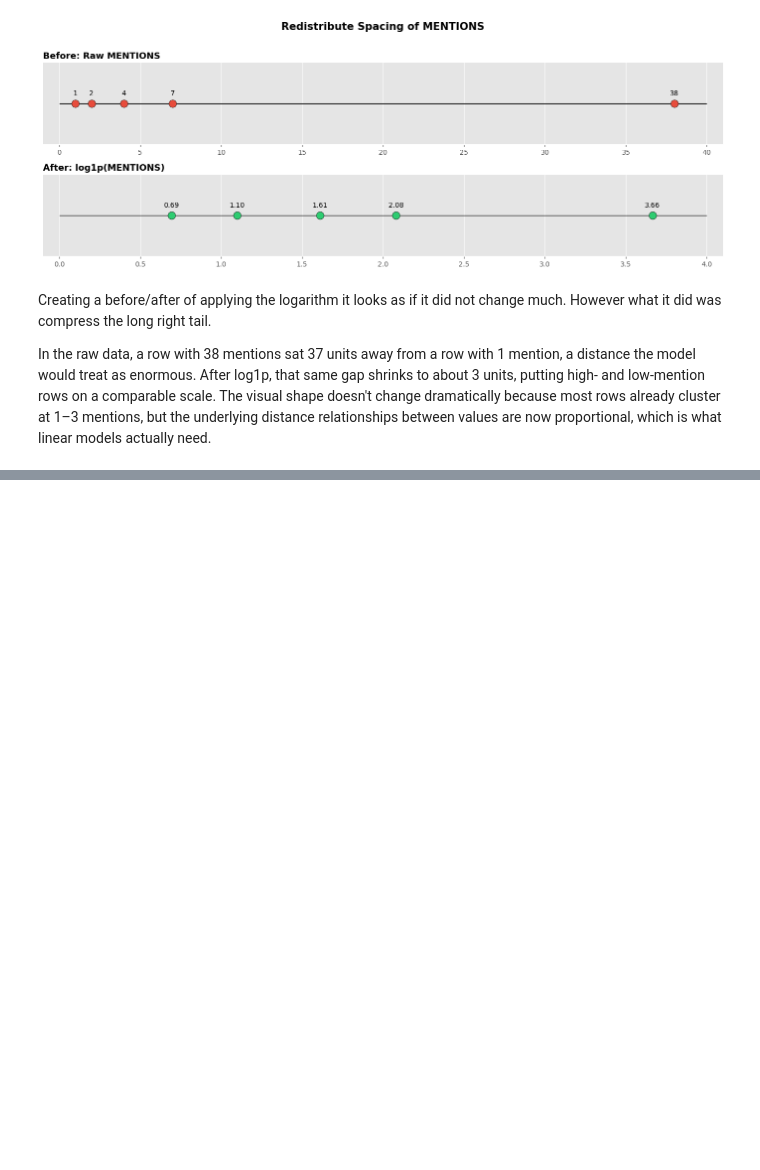
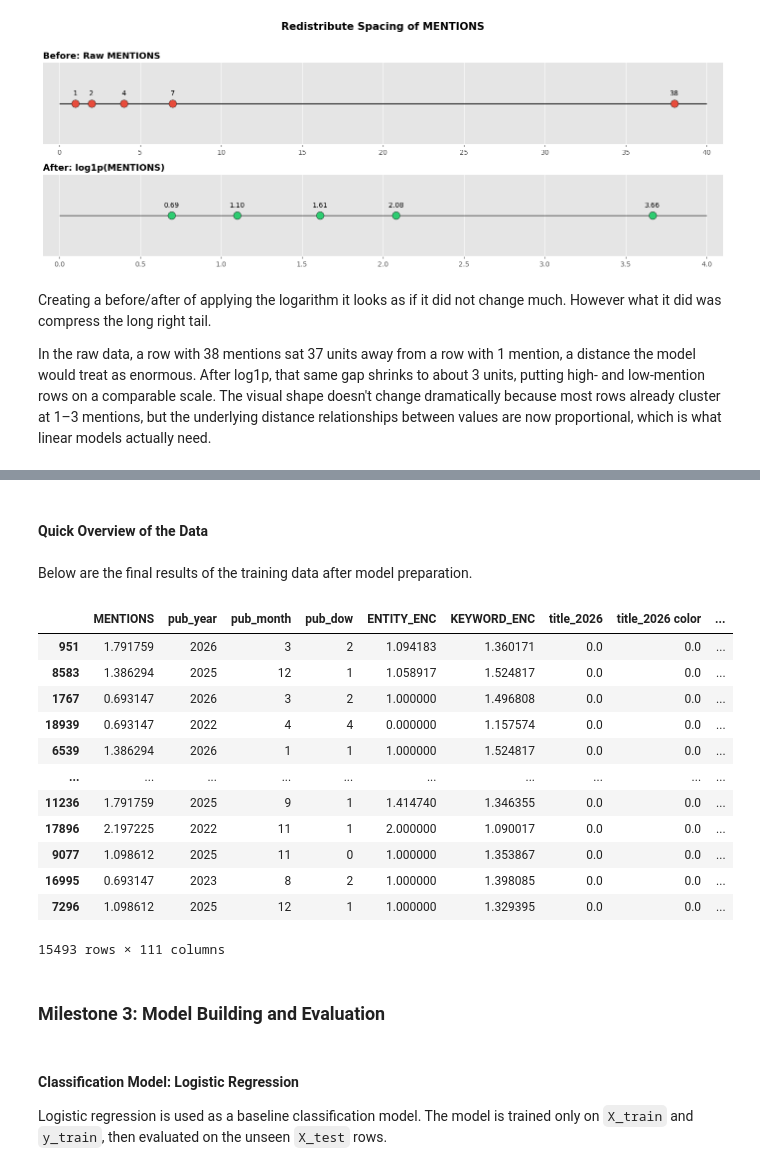
Before and after one commit to jsbwxyz/DSC500-TermProject, a Jupyter notebook: docs/DSC500/JeremyBarton-TermProject-Milestone-2.ipynb, the cells around one changed output, grey strips where cells are left out. Saved outputs shown, nothing was run; the diff lists cells and outputs as text; code cells hidden in the pictures; blank space fills up the shorter version.

Commit message:
train/test and model eval

```diff
--- a/docs/DSC500/JeremyBarton-TermProject-Milestone-2.ipynb
+++ b/docs/DSC500/JeremyBarton-TermProject-Milestone-2.ipynb
@@ -579,0 +606,29 @@ Name: count, dtype: int64
+# %%
+tfidf = TfidfVectorizer(
+    max_features=100,
+    stop_words='english',
+    ngram_range=(1, 2)
+)
+
+train_title_matrix = tfidf.fit_transform(X_train['TITLE'])
+test_title_matrix = tfidf.transform(X_test['TITLE'])
+
+title_columns = [f'title_{w}' for w in tfidf.get_feature_names_out()]
+
+train_title_df = pd.DataFrame(
+    train_title_matrix.toarray(),
+    columns=title_columns,
+    index=X_train.index
+)
+
+test_title_df = pd.DataFrame(
+    test_title_matrix.toarray(),
+    columns=title_columns,
+    index=X_test.index
+)
+
+X_train = X_train.drop(columns=['TITLE']).join(train_title_df)
+X_test = X_test.drop(columns=['TITLE']).join(test_title_df)
+
+print(f'After TF-IDF, added {train_title_df.shape[1]} title-derived columns')
+print('Sample title features:', title_columns[:10])
@@ -579,0 +642,14 @@ Name: count, dtype: int64
+# %%
+train_entity_type_dummies = pd.get_dummies(X_train['ENTITY_TYPE'], prefix='etype', dtype=int)
+test_entity_type_dummies = pd.get_dummies(X_test['ENTITY_TYPE'], prefix='etype', dtype=int)
+
+test_entity_type_dummies = test_entity_type_dummies.reindex(
+    columns=train_entity_type_dummies.columns,
+    fill_value=0
+)
+
+X_train = X_train.drop(columns=['ENTITY_TYPE']).join(train_entity_type_dummies)
+X_test = X_test.drop(columns=['ENTITY_TYPE']).join(test_entity_type_dummies)
+
+print('After one-hot encoding ENTITY_TYPE:')
+print(X_train.filter(like='etype_').head())
@@ -579,0 +685,26 @@ Name: count, dtype: int64
+# %% [markdown]
+#### Quick Overview of the Data
+# %% [markdown]
+Below are the final results of the training data after model preparation.
+# %%
+X_train
+# %% [output]
+|  | MENTIONS | pub_year | pub_month | pub_dow | ENTITY_ENC | KEYWORD_ENC | title_2026 | title_2026 color | ... |
+| 951 | 1.791759 | 2026 | 3 | 2 | 1.094183 | 1.360171 | 0.0 | 0.0 | ... |
+| 8583 | 1.386294 | 2025 | 12 | 1 | 1.058917 | 1.524817 | 0.0 | 0.0 | ... |
+| 1767 | 0.693147 | 2026 | 3 | 2 | 1.000000 | 1.496808 | 0.0 | 0.0 | ... |
+| 18939 | 0.693147 | 2022 | 4 | 4 | 0.000000 | 1.157574 | 0.0 | 0.0 | ... |
+| 6539 | 1.386294 | 2026 | 1 | 1 | 1.000000 | 1.524817 | 0.0 | 0.0 | ... |
+| ... | ... | ... | ... | ... | ... | ... | ... | ... | ... |
+| 11236 | 1.791759 | 2025 | 9 | 1 | 1.414740 | 1.346355 | 0.0 | 0.0 | ... |
+| 17896 | 2.197225 | 2022 | 11 | 1 | 2.000000 | 1.090017 | 0.0 | 0.0 | ... |
+| 9077 | 1.098612 | 2025 | 11 | 0 | 1.000000 | 1.353867 | 0.0 | 0.0 | ... |
+| 16995 | 0.693147 | 2023 | 8 | 2 | 1.000000 | 1.398085 | 0.0 | 0.0 | ... |
+| 7296 | 1.098612 | 2025 | 12 | 1 | 1.000000 | 1.329395 | 0.0 | 0.0 | ... |
+15493 rows × 111 columns
+# %% [markdown]
+### Milestone 3: Model Building and Evaluation
+# %% [markdown]
+#### Classification Model: Logistic Regression
+
+Logistic regression is used as a baseline classification model. The model is trained only on `X_train` and `y_train`, then evaluated on the unseen `X_test` rows.
```
Also changed, not shown: parts of 50 cells of this notebook.
